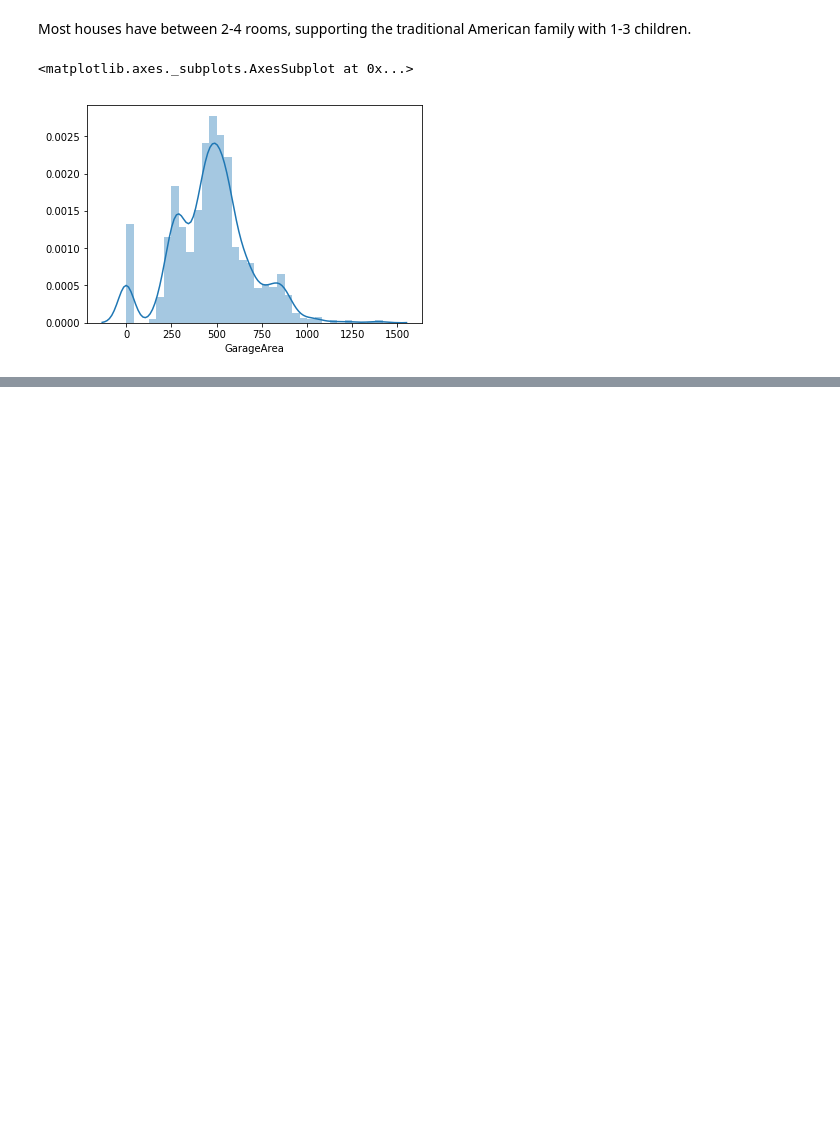
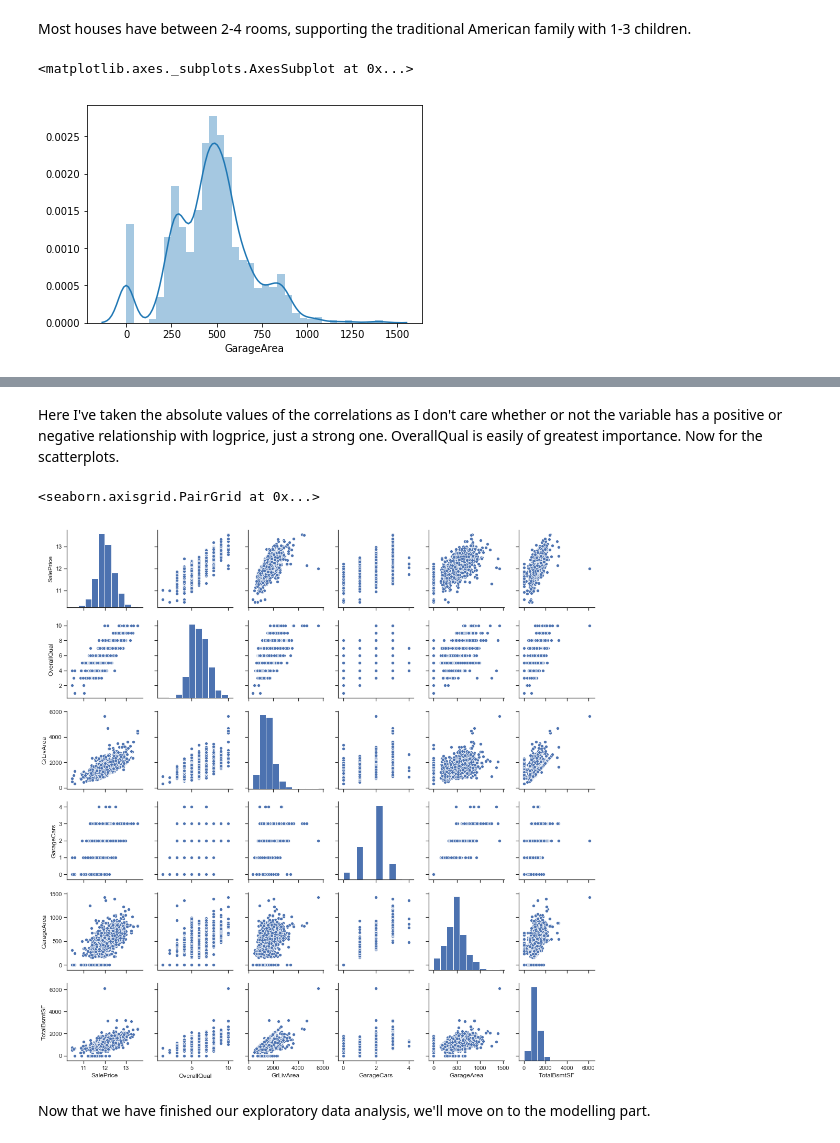
Before and after one commit to hxyue1/House-Prices, a Jupyter notebook: EDA.ipynb, the cells around one changed output, grey strips where cells are left out. Drawn from its saved outputs; the diff is of its cells as text; code cells hidden in the pictures; blank space fills up the shorter version.

```diff
--- a/EDA.ipynb
+++ b/EDA.ipynb
@@ -190 +185,5 @@ I will leave the encoding of the variables to later , let's continue with our vi
+# %%
+train['MasVnrArea'] = train['MasVnrArea'].fillna(method='ffill')
+train['MasVnrType'] = train['MasVnrType'].fillna(method='ffill')
+train['Electrical'] = train['Electrical'].fillna(method='ffill')
 # %% [markdown]
@@ -278,0 +291,2 @@ sns.distplot(train['GarageArea'])
+# %%
+logprice = train['SalePrice']
@@ -278,0 +314,11 @@ sns.distplot(train['GarageArea'])
+# %% [markdown]
+Here I've taken the absolute values of the correlations as I don't care whether or not the variable has a positive or negative relationship with logprice, just a strong one. OverallQual is easily of greatest importance. Now for the scatterplots.
+# %%
+df_temp = pd.concat([logprice,
+                    train[['OverallQual','GrLivArea','GarageCars','GarageArea','TotalBsmtSF']]],axis=1)
+sns.pairplot(df_temp)
+# %% [output]
+<seaborn.axisgrid.PairGrid at 0x...>
+[figure, added]
+# %% [markdown]
+Now that we have finished our exploratory data analysis, we'll move on to the modelling part.
```
Also changed, not shown: parts of 14 cells of this notebook, 1 other file.
